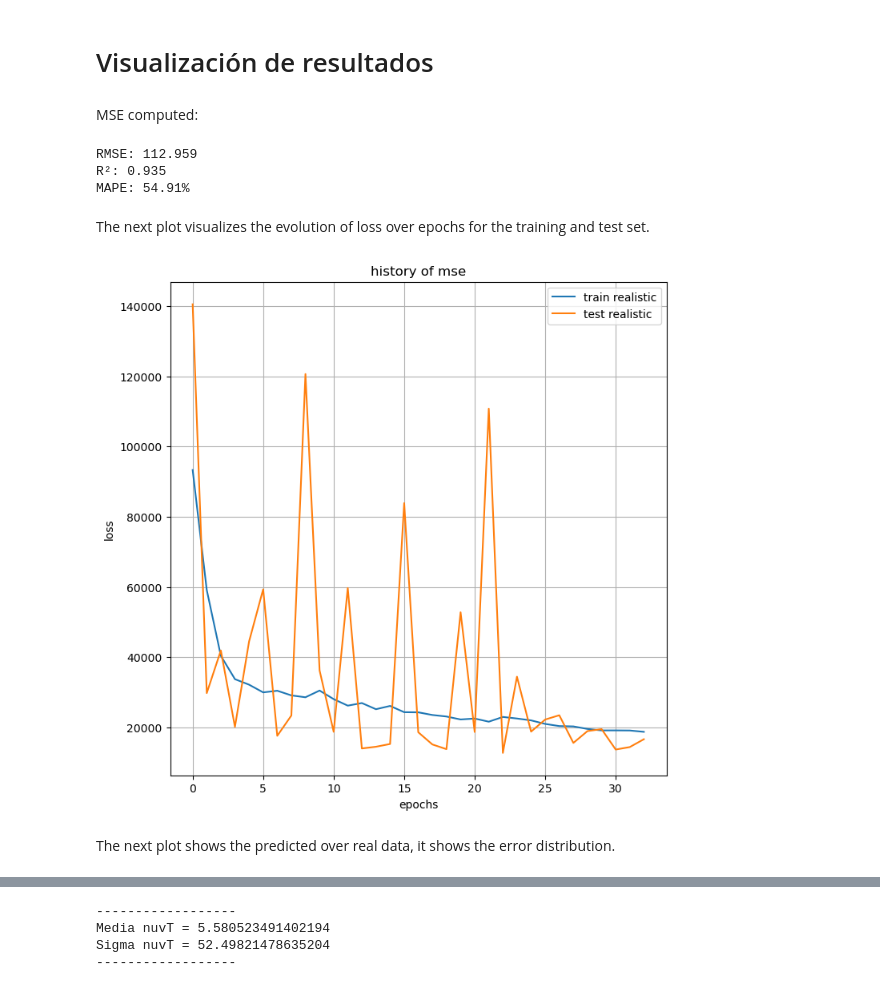
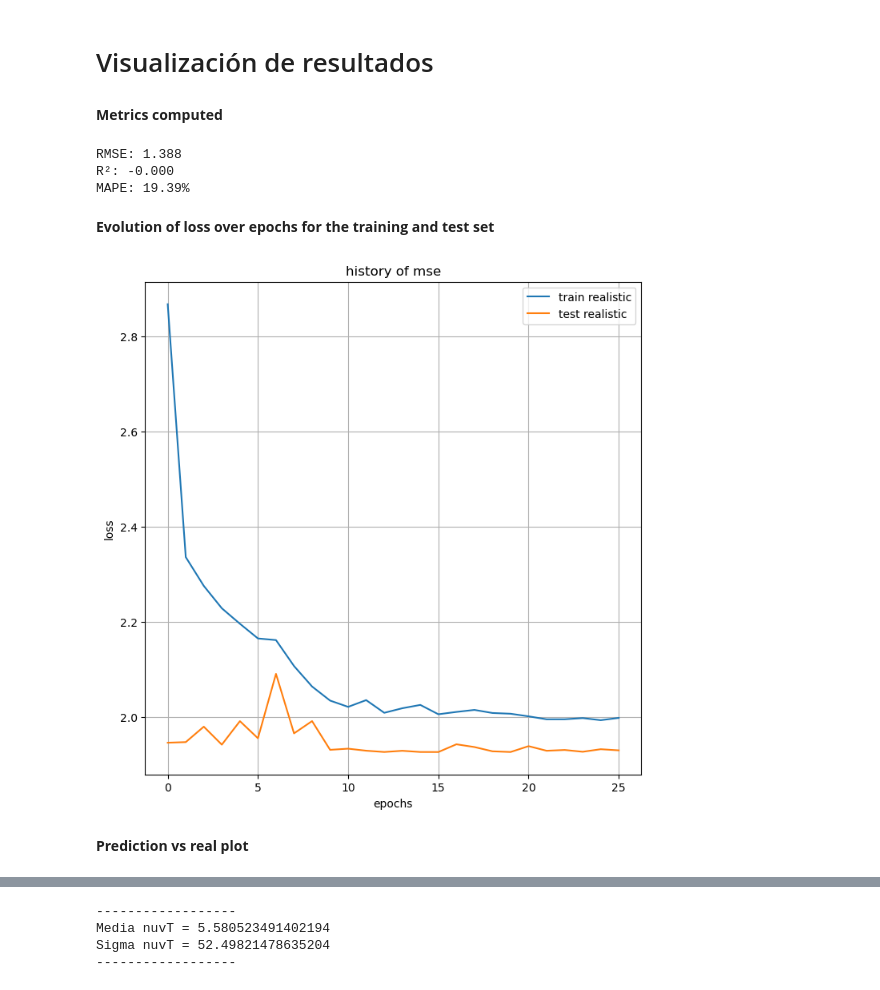
Before and after one commit to CIEMAT-Neutrino/AI_nuvT, a Jupyter notebook: 5_Regression_time_NN.ipynb, the cells around one changed output, grey strips where cells are left out. Drawn from its saved outputs; the diff is of its cells as text; code cells hidden in the pictures.

Commit message:
Development of 6_Regression_Ebaricenter and change in image generation function (different normalization)

```diff
--- a/5_Regression_time_NN.ipynb
+++ b/5_Regression_time_NN.ipynb
@@ -99,0 +71,6 @@ Epoch 32/50
+# %%
+x_train_realistic_4comp, x_test_realistic_4comp, train_nuvT_realistic_4comp, test_nuvT_realistic_4comp = split_train_test("/data/vidales/images/image_realistic_4comp.npy", hit_nuvT_f, test_ratio=0.20)
+
+model_realistic_4comp = create_cnn_model(x_train_realistic_4comp, (4,5),(2,2))
+
+nuvT_pred_realistic_4comp, history_t_realistic_4comp = train_and_predict(model_realistic_4comp, x_train_realistic_4comp, train_nuvT_realistic_4comp, x_test_realistic_4comp, test_nuvT_realistic_4comp, epochs=30, batch_size=32)
@@ -199,44 +169,44 @@ nuvT_pred_compressed_4comp, history_t_compressed_4comp = train_and_predict(model
 # %% [markdown]
 # Visualización de resultados
-# %% [markdown]
-MSE computed:
+# %% [markdown]
+**Metrics computed**
 # %%
 def mean_absolute_percentage_error(y_true, y_pred):
     y_true, y_pred = np.array(y_true), np.array(y_pred)
     return np.mean(np.abs((y_true - y_pred) / y_true)) * 100
 
-testScoreMSE_nuvT = mean_squared_error(test_nuvT_realistic_visvuv, nuvT_pred_realistic_visvuv)
-r2 = r2_score(test_nuvT_realistic_visvuv, nuvT_pred_realistic_visvuv)
-mape = mean_absolute_percentage_error(test_nuvT_realistic_visvuv, nuvT_pred_realistic_visvuv)
+testScoreMSE_nuvT = mean_squared_error(test_nuvT_realistic_4comp, nuvT_pred_realistic_4comp)
+r2 = r2_score(test_nuvT_realistic_4comp, nuvT_pred_realistic_4comp)
+mape = mean_absolute_percentage_error(test_nuvT_realistic_4comp, nuvT_pred_realistic_4comp)
 
 print('RMSE: %.3f' % np.sqrt((testScoreMSE_nuvT)))
 print('R²: %.3f' % r2)
 print('MAPE: %.2f%%' % mape)
 # %% [output]
-RMSE: 112.959
-R²: 0.935
-MAPE: 54.91%
+RMSE: 1.388
+R²: -0.000
+MAPE: 19.39%
 # %% [markdown]
-The next plot visualizes the evolution of loss over epochs for the training and test set.
+**Evolution of loss over epochs for the training and test set**
 # %%
 plt.figure(1, figsize=(8,8))
-plt.plot(history_t_realistic_visvuv.history['mse'])
-plt.plot(history_t_realistic_visvuv.history['val_mse'])
+plt.plot(history_t_realistic_4comp.history['mse'])
+plt.plot(history_t_realistic_4comp.history['val_mse'])
 #plt.plot(history_t_compressed_visvuv.history['mse'])
 #plt.plot(history_t_compressed_visvuv.history['val_mse'])
 
 #plt.yscale("log")
 plt.title('history of mse')
 plt.ylabel('loss')
 plt.xlabel('epochs')
 plt.grid()
 plt.legend(['train realistic', 'test realistic', 'train compressed', 'test compressed'], loc='upper right')
 #plt.ylim(10**4,2*10**6)
 plt.show()
 # %% [output]
-[figure, old version]
+[figure, new version]
-# %% [markdown]
-The next plot shows the predicted over real data, it shows the error distribution.
+# %% [markdown]
+**Prediction vs real plot**
 # %%
 def plot_predictions_vs_real(test_nuvT, pred_nuvT):
     fig, axs = plt.subplots(1, 2, figsize=(14, 9))
```
Also changed, not shown: parts of 22 cells of this notebook, 6 other files.
